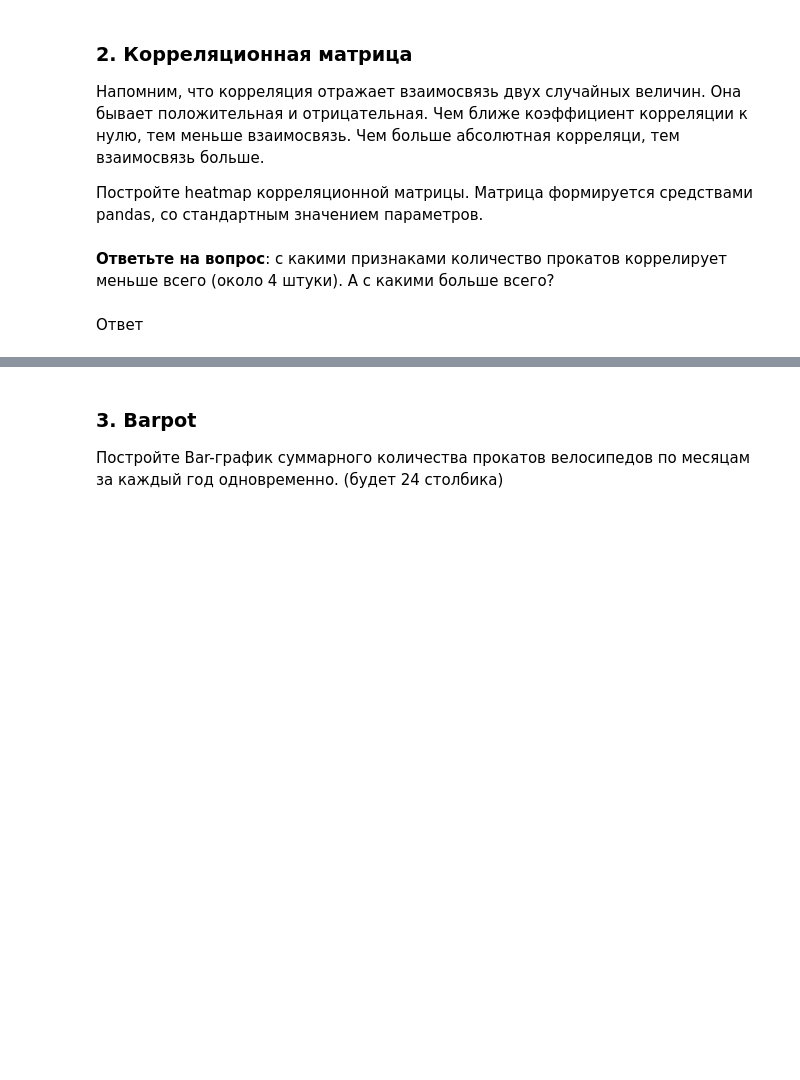
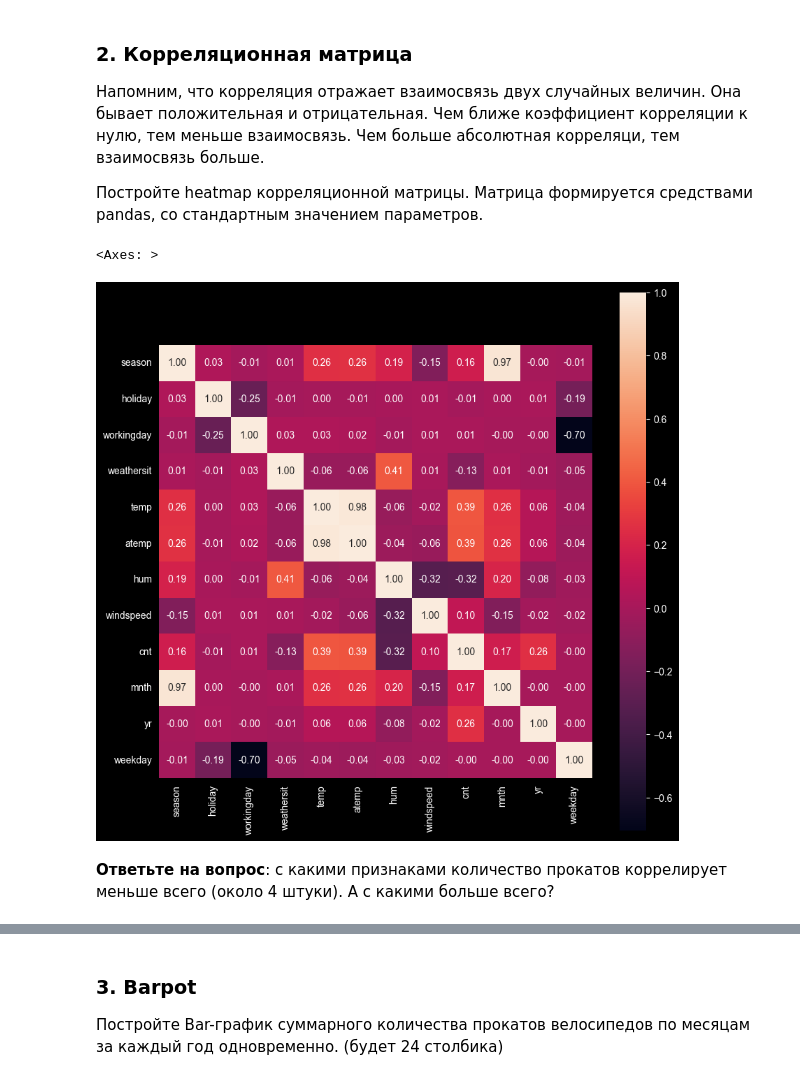
Before and after one commit to Calrission/MIIGAIK-Computer-Math, a Jupyter notebook: 5. Библиотека Pandas. Визуальный анализ данных/Практическая_работа_№5_Библиотека_Pandas.ipynb, the cells around one changed output, grey strips where cells are left out. Drawn from its saved outputs; the diff is of its cells as text; code cells hidden in the pictures; blank space fills up the shorter version.

```diff
--- a/5. Библиотека Pandas. Визуальный анализ данных/Практическая_работа_№5_Библиотека_Pandas.ipynb
+++ b/5. Библиотека Pandas. Визуальный анализ данных/Практическая_работа_№5_Библиотека_Pandas.ipynb
@@ -389,0 +217,15 @@ df.head()
+# %%
+df = pd.read_csv("train.csv")
+df["datetime"] = pd.to_datetime(df['datetime'])
+df["mnth"] = df['datetime'].dt.month
+df["yr"] = df["datetime"].dt.year
+df["weekday"] = df["datetime"].dt.weekday
+del df["casual"]
+del df["registered"]
+del df["datetime"]
+df = df.rename(columns={
+    "humidity": "hum",
+    "weather": "weathersit",
+    "count": "cnt"
+})
+df
@@ -434,7 +278,12 @@ _(чем больше значение, тем больше прокатов и
 Напомним, что корреляция отражает взаимосвязь двух случайных величин. Она бывает положительная и отрицательная. Чем ближе коэффициент корреляции к нулю, тем меньше взаимосвязь. Чем больше абсолютная корреляци, тем взаимосвязь больше.
 
 Постройте heatmap корреляционной матрицы. Матрица формируется средствами pandas, со стандартным значением параметров.
+# %%
+corr = df.corr()
+plt.figure(figsize=(10, 10))
+sns.heatmap(corr, fmt=".2f", annot=True, square=True)
+# %% [output]
+<Axes: >
+[figure, added]
 # %% [markdown]
 **Ответьте на вопрос**: с какими признаками количество прокатов коррелирует меньше всего (около 4 штуки). А с какими больше всего?
-# %% [markdown]
-Ответ
```
Also changed, not shown: parts of 55 cells of this notebook, 1 other file.
